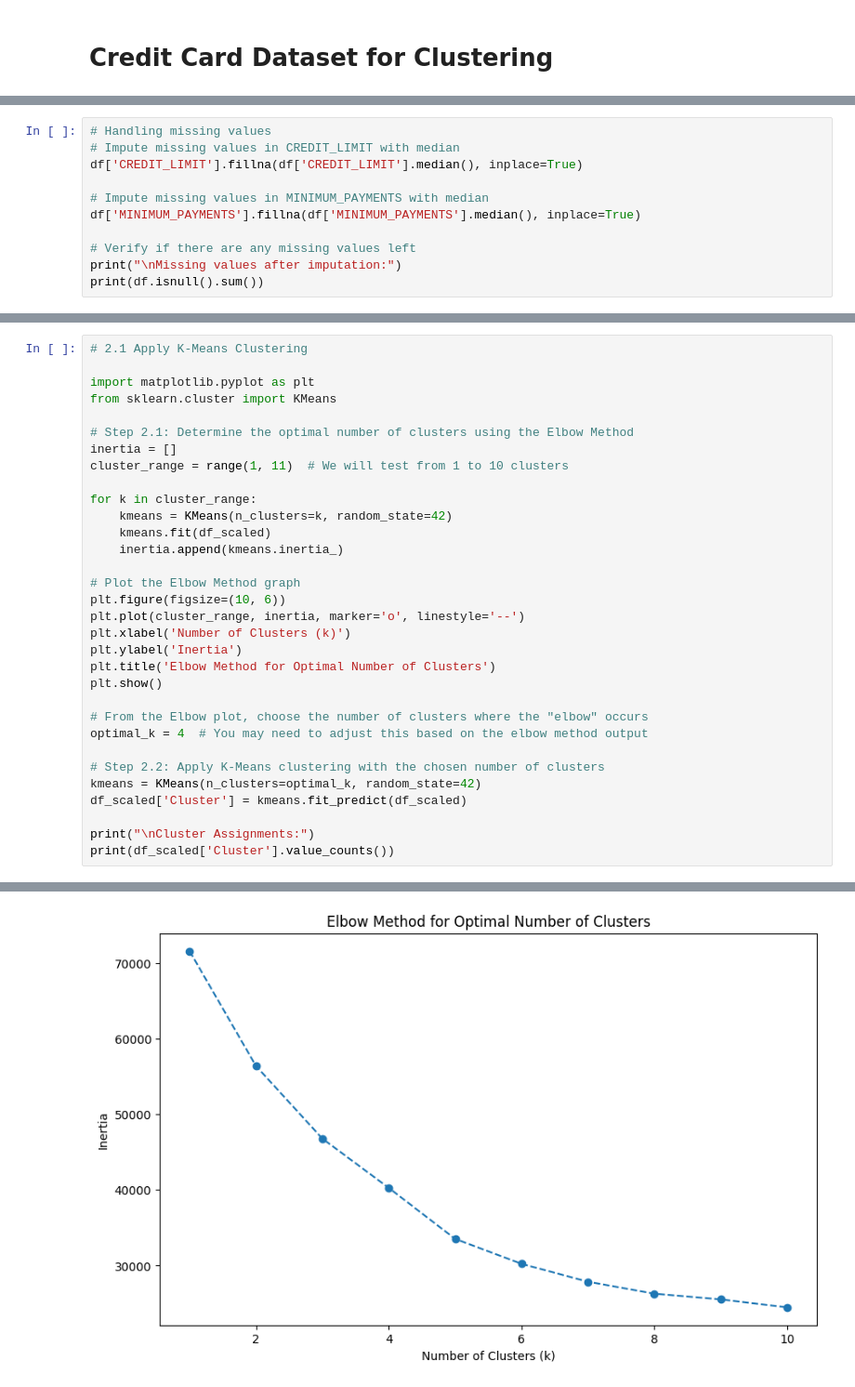
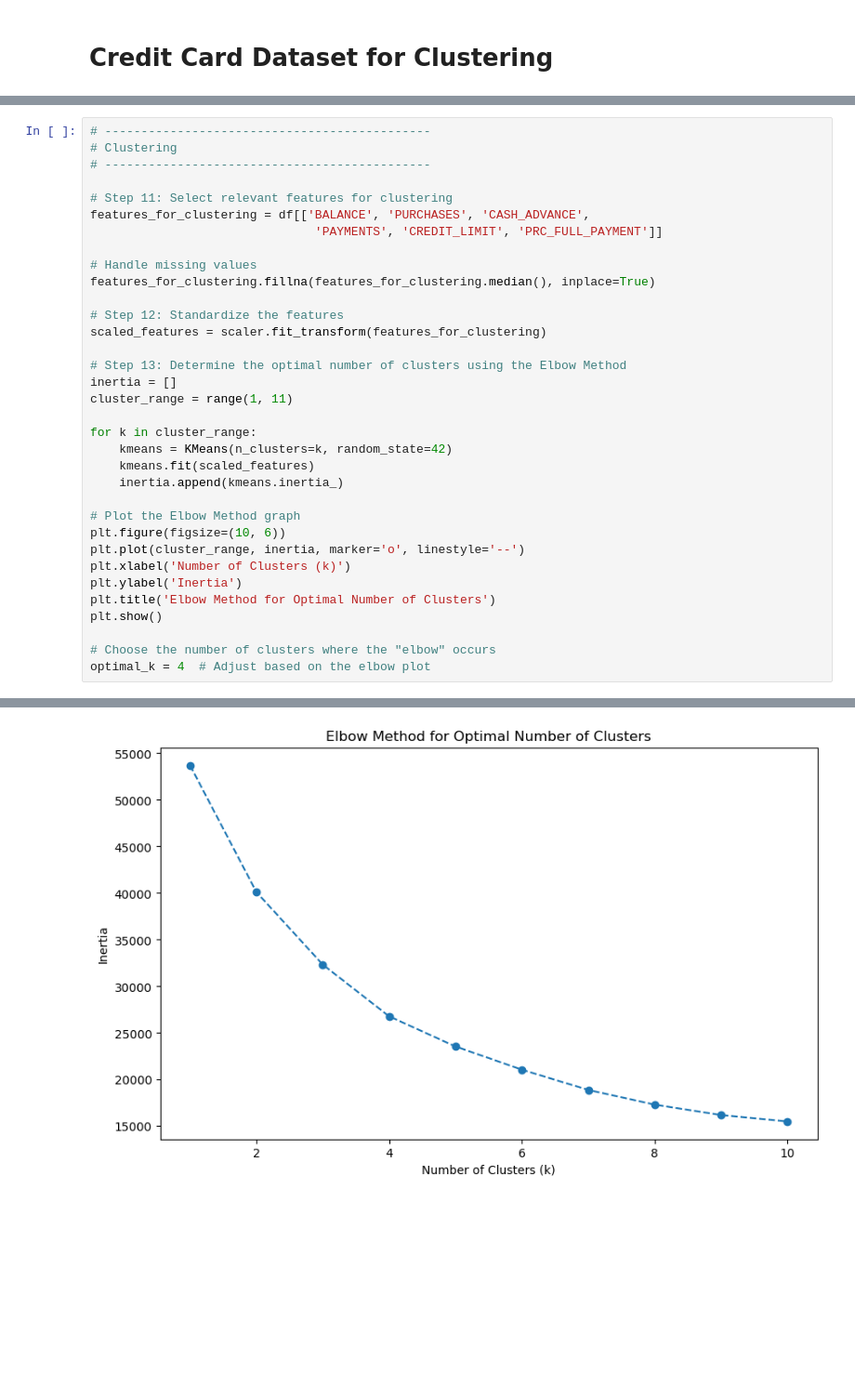
Before and after one commit to MiltonGreat/1.-Exploratory-Analysis-of-Credit-Card-Transactions-, a Jupyter notebook: Credit Card Dataset for Clustering.ipynb, the cells around one changed output, grey strips where cells are left out. Shown at 93% size. Cells and saved outputs as stored; diff of their text form; blank space fills up the shorter version.

```diff
--- a/Credit Card Dataset for Clustering.ipynb
+++ b/Credit Card Dataset for Clustering.ipynb
@@ -48,11 +49,0 @@ max    50721.483360      76406.207520          1.000000    12.000000
-# %%
-# Handling missing values
-# Impute missing values in CREDIT_LIMIT with median
-df['CREDIT_LIMIT'].fillna(df['CREDIT_LIMIT'].median(), inplace=True)
-
-# Impute missing values in MINIMUM_PAYMENTS with median
-df['MINIMUM_PAYMENTS'].fillna(df['MINIMUM_PAYMENTS'].median(), inplace=True)
-
-# Verify if there are any missing values left
-print("\nMissing values after imputation:")
-print(df.isnull().sum())
@@ -417,16 +225,25 @@ See the caveats in the documentation: https://pandas.pydata.org/pandas-docs/stab
 # %%
-# 2.1 Apply K-Means Clustering
+# ---------------------------------------------
+# Clustering
+# ---------------------------------------------
 
-import matplotlib.pyplot as plt
-from sklearn.cluster import KMeans
+# Step 11: Select relevant features for clustering
+features_for_clustering = df[['BALANCE', 'PURCHASES', 'CASH_ADVANCE',
+                               'PAYMENTS', 'CREDIT_LIMIT', 'PRC_FULL_PAYMENT']]
 
-# Step 2.1: Determine the optimal number of clusters using the Elbow Method
+# Handle missing values
+features_for_clustering.fillna(features_for_clustering.median(), inplace=True)
+
+# Step 12: Standardize the features
+scaled_features = scaler.fit_transform(features_for_clustering)
+
+# Step 13: Determine the optimal number of clusters using the Elbow Method
 inertia = []
-cluster_range = range(1, 11)  # We will test from 1 to 10 clusters
+cluster_range = range(1, 11)
 
 for k in cluster_range:
     kmeans = KMeans(n_clusters=k, random_state=42)
-    kmeans.fit(df_scaled)
+    kmeans.fit(scaled_features)
     inertia.append(kmeans.inertia_)
 
 # Plot the Elbow Method graph
@@ -437,13 +254,6 @@ plt.ylabel('Inertia')
 plt.title('Elbow Method for Optimal Number of Clusters')
 plt.show()
 
-# From the Elbow plot, choose the number of clusters where the "elbow" occurs
-optimal_k = 4  # You may need to adjust this based on the elbow method output
-
-# Step 2.2: Apply K-Means clustering with the chosen number of clusters
-kmeans = KMeans(n_clusters=optimal_k, random_state=42)
-df_scaled['Cluster'] = kmeans.fit_predict(df_scaled)
-
-print("\nCluster Assignments:")
-print(df_scaled['Cluster'].value_counts())
+# Choose the number of clusters where the "elbow" occurs
+optimal_k = 4  # Adjust based on the elbow plot
 # %% [output]
@@ -450 +264 @@ print(df_scaled['Cluster'].value_counts())
-[figure, old version]
+[figure, new version]
```
Also changed, not shown: parts of 24 cells of this notebook.
